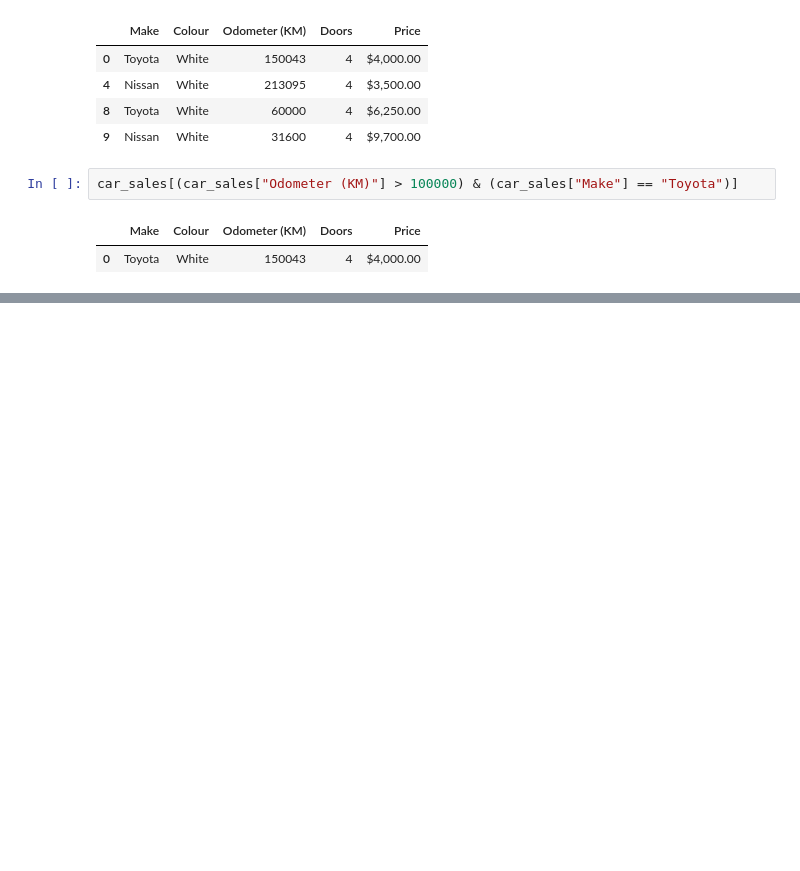
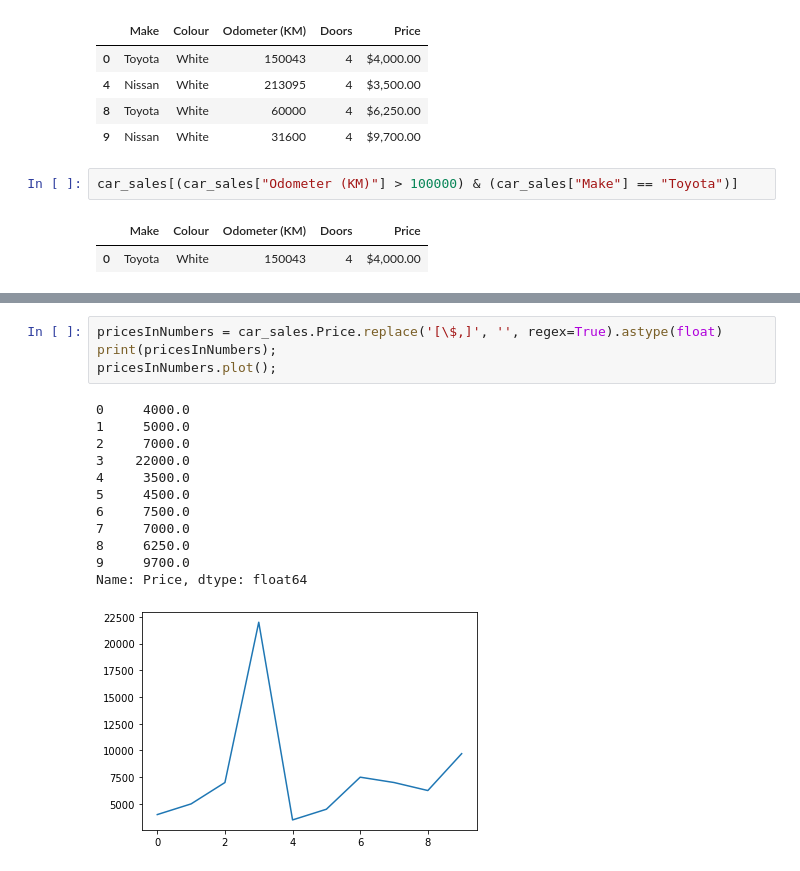
Before and after one commit to edwardsmoses/first-machine-learning-project, a Jupyter notebook: learningPandas.ipynb, the cells around one changed output, grey strips where cells are left out. Drawn from its saved outputs; the diff is of its cells as text; blank space fills up the shorter version.

```diff
--- a/learningPandas.ipynb
+++ b/learningPandas.ipynb
@@ -559,0 +681,17 @@ car_sales[(car_sales["Odometer (KM)"] > 100000) & (car_sales["Make"] == "Toyota"
+# %%
+pricesInNumbers = car_sales.Price.replace('[\$,]', '', regex=True).astype(float)
+print(pricesInNumbers);
+pricesInNumbers.plot();
+# %% [output]
+0     4000.0
+1     5000.0
+2     7000.0
+3    22000.0
+4     3500.0
+5     4500.0
+6     7500.0
+7     7000.0
+8     6250.0
+9     9700.0
+Name: Price, dtype: float64
+[figure, added]
```
Also changed, not shown: parts of 15 cells of this notebook.
